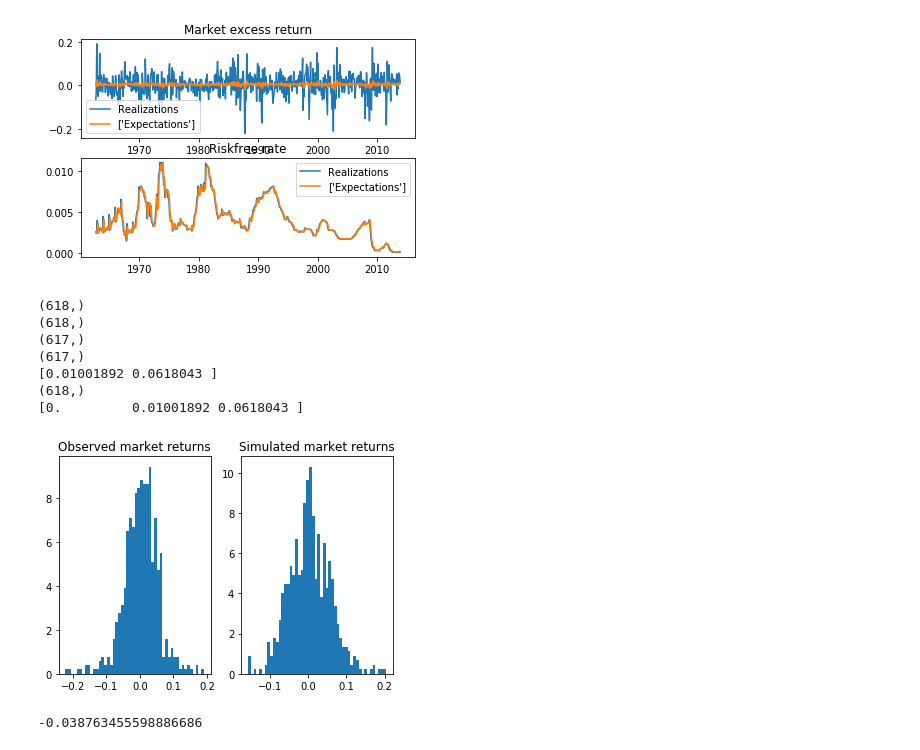
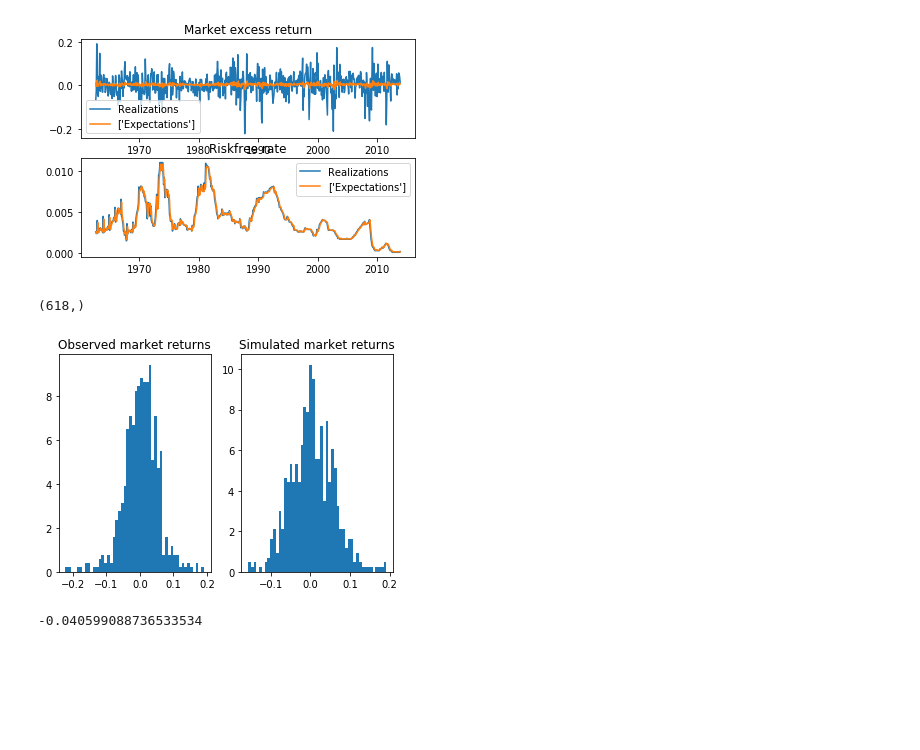
Before and after one commit to oliverwsd/Finance, a Jupyter notebook: set4.ipynb, the cells around one changed output. Saved outputs shown, nothing was run; the diff lists cells and outputs as text; code cells hidden in the pictures; blank space fills up the shorter version.

```diff
--- a/set4.ipynb
+++ b/set4.ipynb
@@ -322,48 +322,38 @@ sigma2_epsilon = 0.00257654   # Do not change this line
 # np.random.normal(...) function. Then, plug these draws into the model equation (1).
 
 # r_t = \alpha + \beta * r_{t-1} + \epsilon_t + \theta * \epsilon_{t-1}   (1)
 
 np.random.seed(100)  # Do not change this line. Makes the generated random number repeatable. Every time you call
                      # this line, the same sequence of random number will be drawn afterwards.
 rm_excess_sim = np.zeros((factors.shape[0],))
 rm_excess_sim[0] = 0   # Do not change this line. Consider this as r_0 = 0.
 print(rm_excess_sim.shape)
 # 将ARMA for market excess return的数值代入np.zeros, plot计次数
 
-
+#epsilon = np.random.normal(0,sigma2_epsilon,factors.shape[0])
 epsilon = np.random.normal(0,np.sqrt(sigma2_epsilon),factors.shape[0])
-print(epsilon.shape)
-print(X1['rm_excess'].shape)
-print(tilde.shape)
-sim = arma_model_rm_excess.params[0] + np.dot(X1['rm_excess'], arma_model_rm_excess.params[1]) + np.dot(epsilon[:-1], arma_model_rm_excess.params[2])+ epsilon[1:]
-#rm_excess_sim = np.insert(sim,0,values=np.array([[0]]),axis=0)
-print(sim[0:2])
-rm_excess_sim = np.insert(sim,0,[0],0)
-print(rm_excess_sim.shape)
 
 
-print(rm_excess_sim[0:3])
+#sim = arma_model_rm_excess.params[0] + np.dot(X1['rm_excess'], arma_model_rm_excess.params[1]) + np.dot(epsilon[:-1], arma_model_rm_excess.params[2])+ epsilon[1:]
+
+#rm_excess_sim = np.insert(sim,0,[0],0)
+for i in range(1,factors.shape[0]):
+  rm_excess_sim[i] = arma_model_rm_excess.params[0] + np.dot(arma_model_rm_excess.params[1],rm_excess_sim[i-1])+ np.dot(epsilon[i-1], arma_model_rm_excess.params[2])+epsilon[i]
 
 
 # Plot histograms of actual and simulated market excess returns
 fig, ax = plt.subplots(1, 2)
 ax[0].hist(factors['rm_excess'].values, bins = 50, density = True)
 ax[0].set_title("Observed market returns")
 ax[1].hist(rm_excess_sim, bins = 50, density = True)
 ax[1].set_title("Simulated market returns")
 plt.show()
 
 rm_excess_sim[23]
 # Check of intermediate result (4):
 #
 # HINT: Check for yourself: rm_excess_sim[23] should be -0.0406  (rounded to 4 digits)
 # %% [output]
 (618,)
-(618,)
-(617,)
-(617,)
-[0.01001892 0.0618043 ]
-(618,)
-[0.         0.01001892 0.0618043 ]
-[figure, old version]
+[figure, new version]
--0.038763455598886686
+-0.040599088736533534
```
